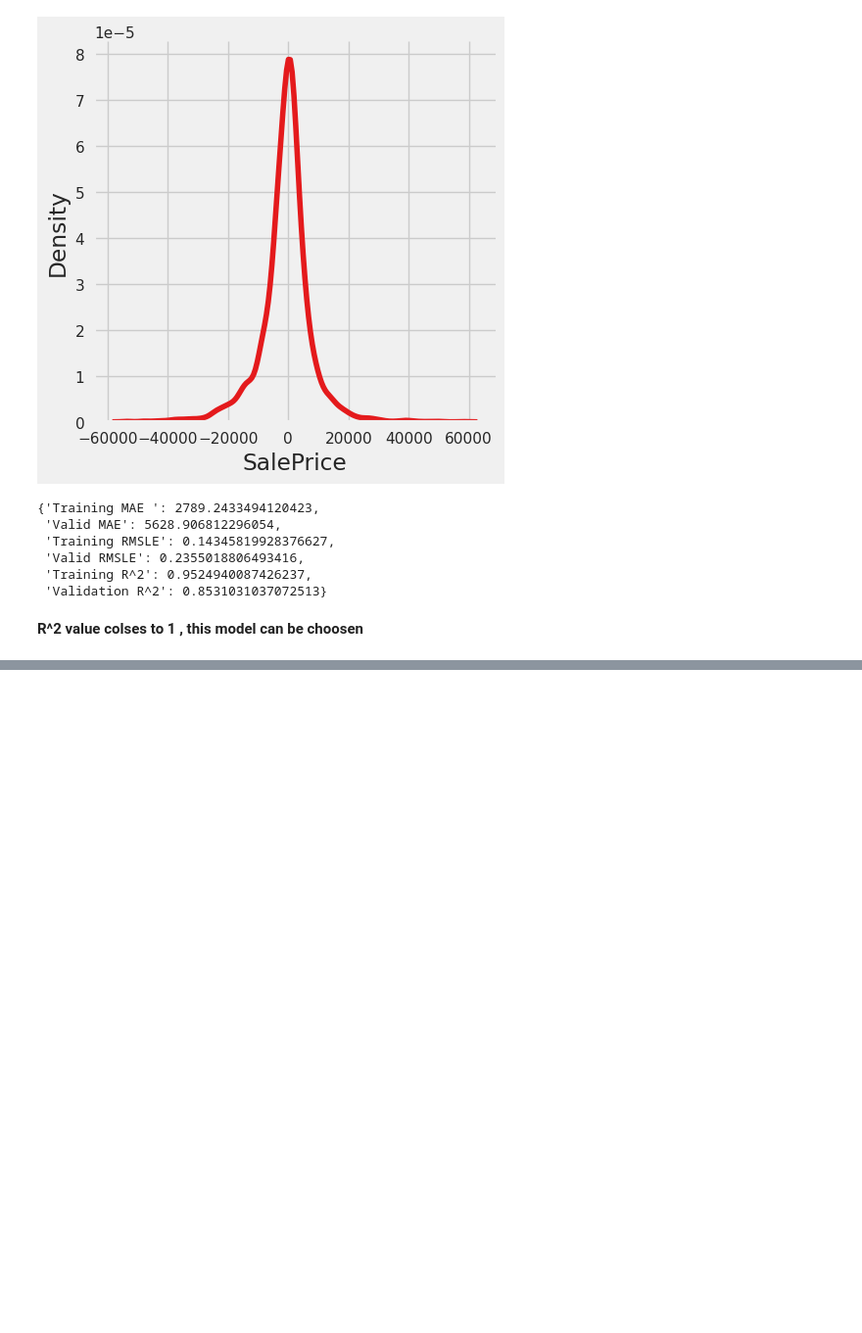
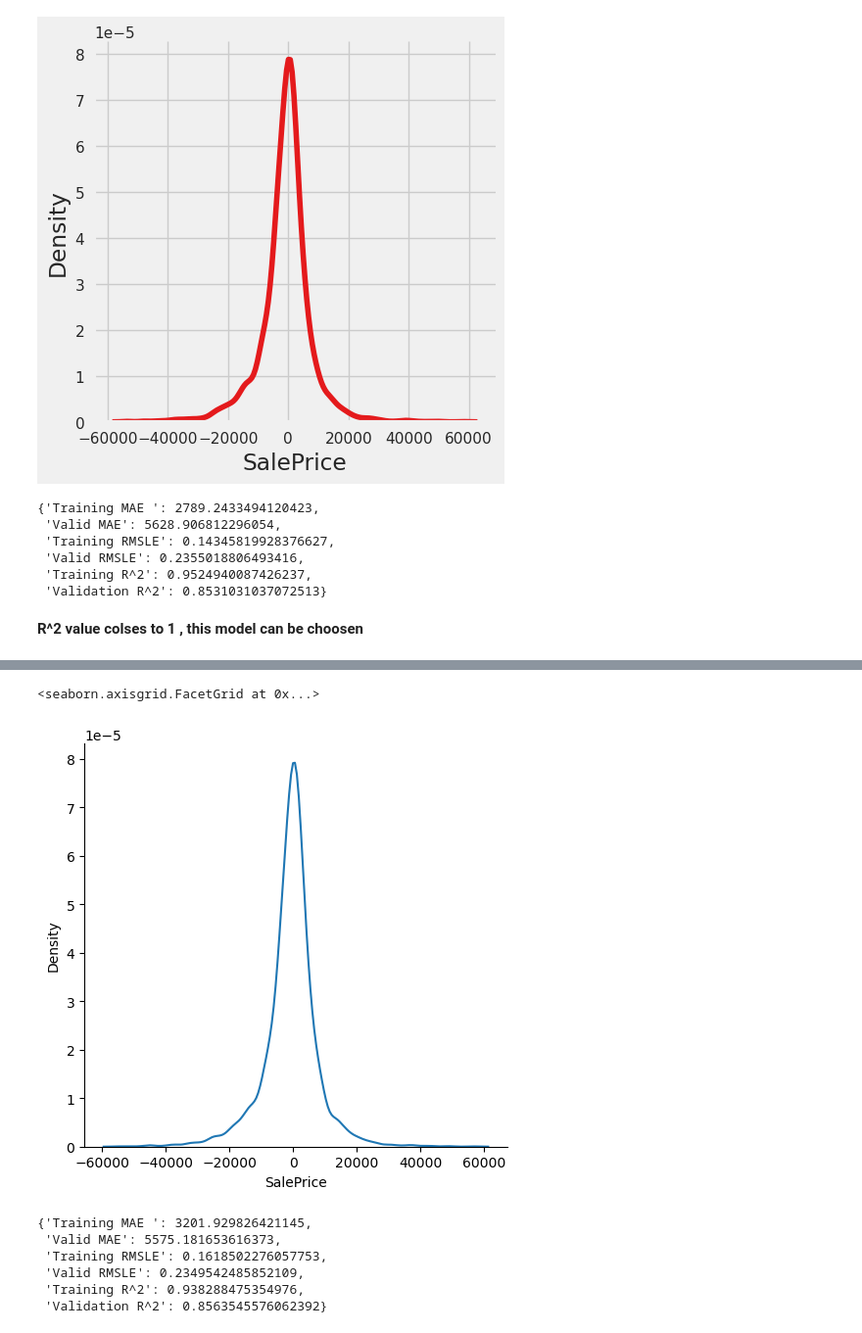
Before and after one commit to Deepak-coder80/bulldozer-price-prediciton, a Jupyter notebook: prediction.ipynb, the cells around one changed output, grey strips where cells are left out. Shown at 98% size. Cells and saved outputs as stored; diff of their text form; code cells hidden in the pictures; blank space fills up the shorter version.

```diff
--- a/prediction.ipynb
+++ b/prediction.ipynb
@@ -642,0 +734,6 @@ Lasso(alpha=90)
+# %%
+X_train,y_train = trainig_set.drop('SalePrice',axis=1),trainig_set.SalePrice
+X_valid,y_valid = validation_set.drop('SalePrice',axis=1),validation_set.SalePrice
+# %%
+std_X_train = scalar.fit_transform(X_train)
+std_X_valid = scalar.transform(X_valid)
@@ -743,0 +856,8 @@ show_scores(random_forest_regressor,std_X_train,std_X_valid,y_train,y_valid)
+# %%
+%%time
+# 4.5.2. Training
+random_forest_regressor = RandomForestRegressor(n_jobs=-1,random_state=42,n_estimators=80,
+                                    max_samples=None,min_samples_split=18,min_samples_leaf=1,
+                                    max_depth=None,max_features='auto'
+                                   )
+random_forest_regressor.fit(std_X_train,y_train)
@@ -743,0 +869,18 @@ show_scores(random_forest_regressor,std_X_train,std_X_valid,y_train,y_valid)
+# %%
+# 4.5.3 evaluate
+RR_prediction= random_forest_regressor.predict(std_X_valid)
+# %%
+import seaborn as sns
+sns.displot(RR_prediction-y_valid,kind='kde')
+# %% [output]
+<seaborn.axisgrid.FacetGrid at 0x...>
+[figure, added]
+# %%
+show_scores(random_forest_regressor,std_X_train,std_X_valid,y_train,y_valid)
+# %% [output]
+{'Training MAE ': 3201.929826421145,
+ 'Valid MAE': 5575.181653616373,
+ 'Training RMSLE': 0.1618502276057753,
+ 'Valid RMSLE': 0.2349542485852109,
+ 'Training R^2': 0.938288475354976,
+ 'Validation R^2': 0.8563545576062392}
```
Also changed, not shown: parts of 17 cells of this notebook.
